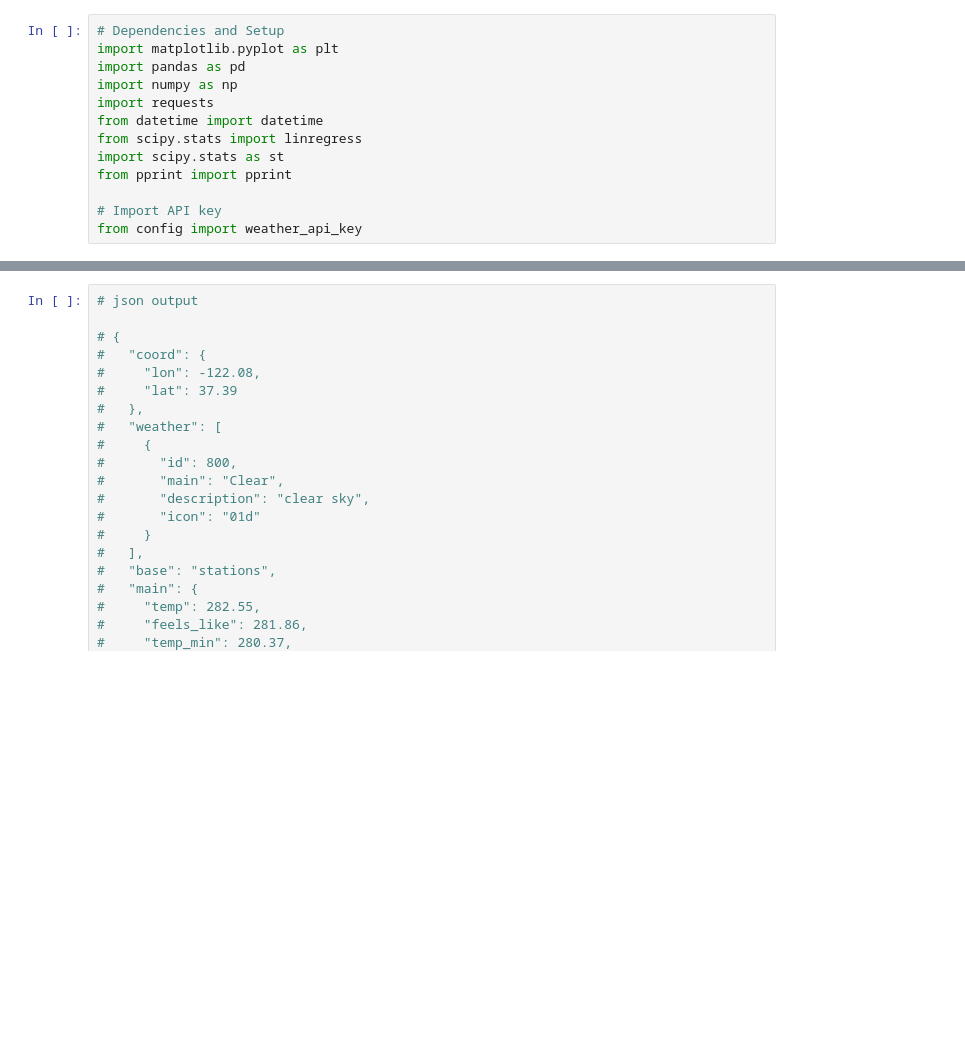
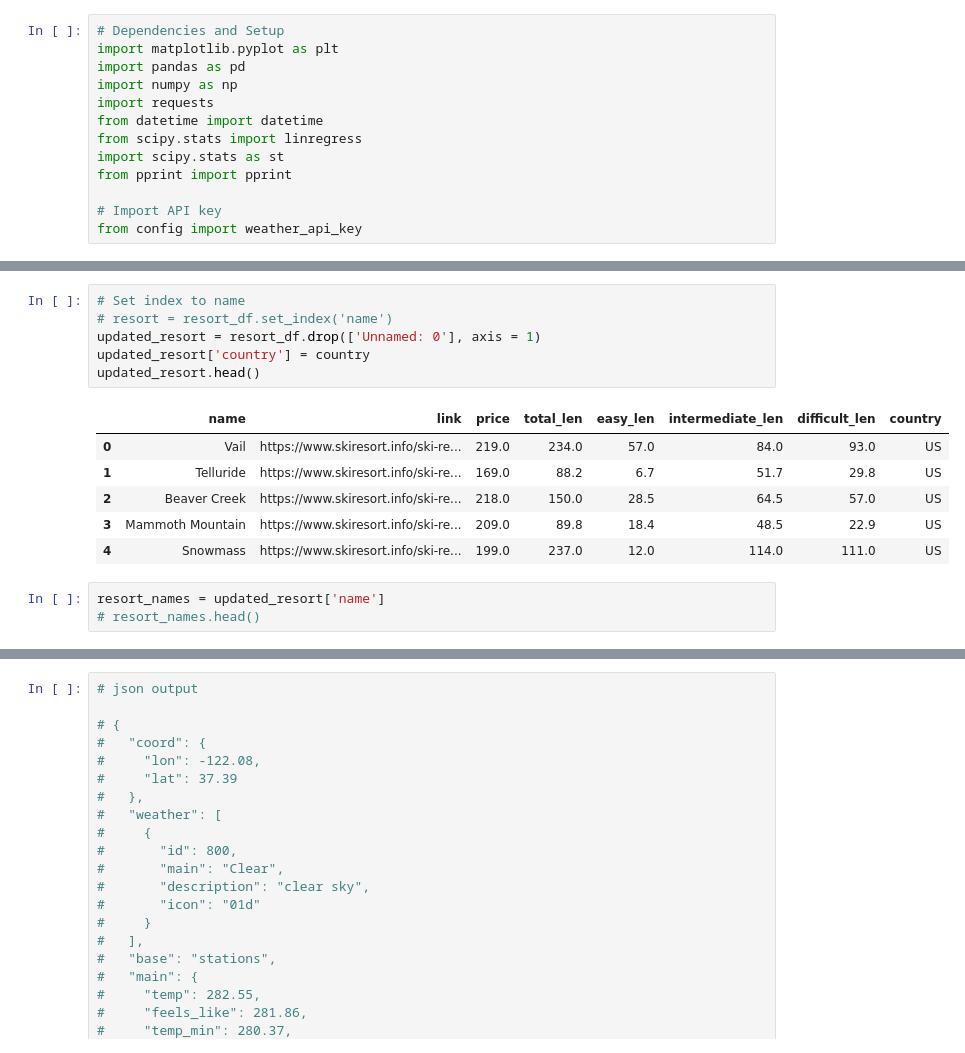
Before and after one commit to lanakimova/ShreddingtheGnar, a Jupyter notebook: weather.ipynb, the cells around one changed output, grey strips where cells are left out. Drawn from its saved outputs; the diff is of its cells as text; blank space fills up the shorter version.

```diff
--- a/weather.ipynb
+++ b/weather.ipynb
@@ -14,3 +27,19 @@ from config import weather_api_key
+# %%
+# Set index to name
+# resort = resort_df.set_index('name')
+updated_resort = resort_df.drop(['Unnamed: 0'], axis = 1)
+updated_resort['country'] = country
+updated_resort.head()
+# %% [output]
+|  | name | link | price | total_len | easy_len | intermediate_len | difficult_len | country |
+| 0 | Vail | https://www.skiresort.info/ski-re... | 219.0 | 234.0 | 57.0 | 84.0 | 93.0 | US |
+| 1 | Telluride | https://www.skiresort.info/ski-re... | 169.0 | 88.2 | 6.7 | 51.7 | 29.8 | US |
+| 2 | Beaver Creek | https://www.skiresort.info/ski-re... | 218.0 | 150.0 | 28.5 | 64.5 | 57.0 | US |
+| 3 | Mammoth Mountain | https://www.skiresort.info/ski-re... | 209.0 | 89.8 | 18.4 | 48.5 | 22.9 | US |
+| 4 | Snowmass | https://www.skiresort.info/ski-re... | 199.0 | 237.0 | 12.0 | 114.0 | 111.0 | US |
+# %%
+resort_names = updated_resort['name']
+# resort_names.head()
 # %%
 # "api.openweathermap.org/data/2.5/weather?q={city name}&appid={API key}"
 # Lists to call
```
Also changed, not shown: parts of 5 cells of this notebook.
